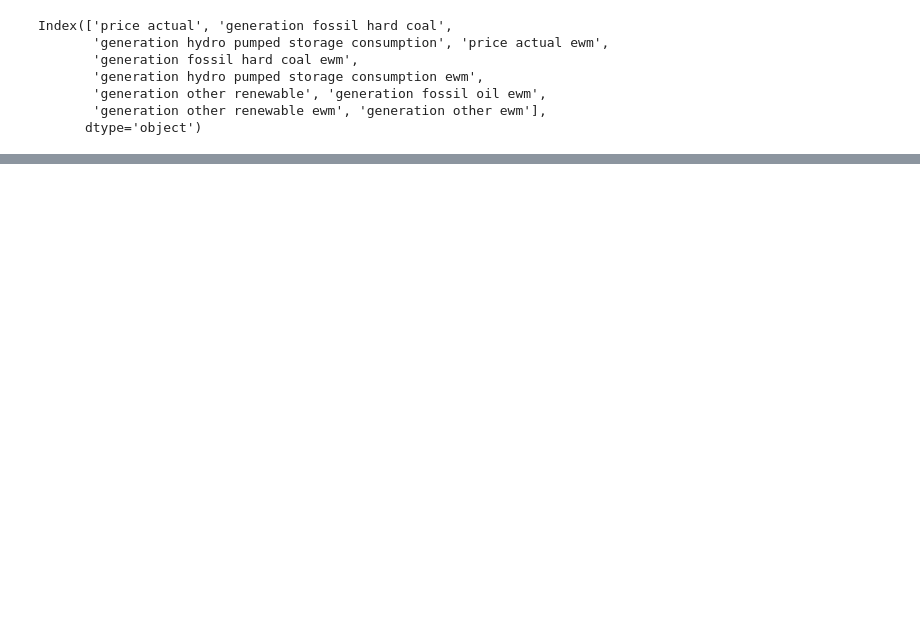
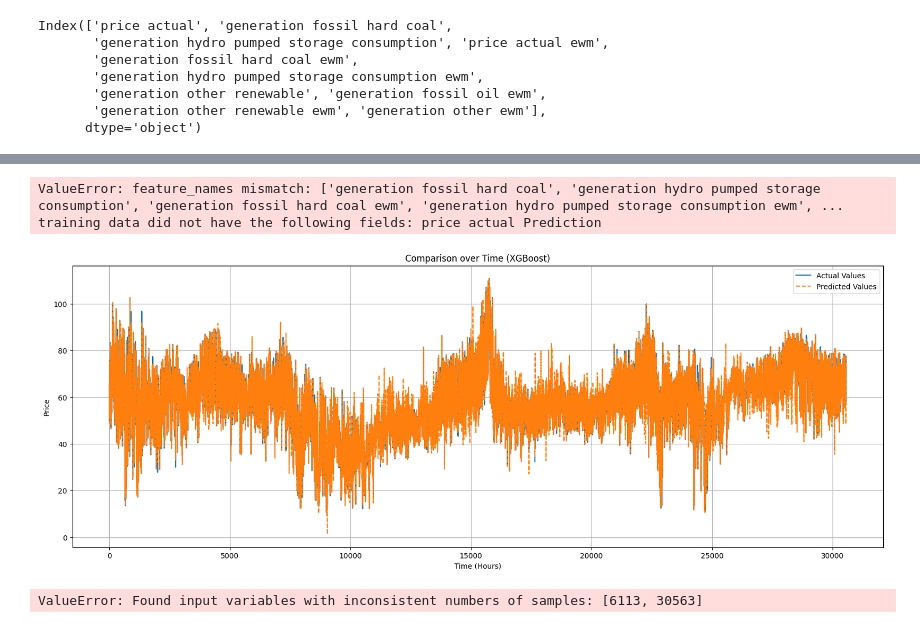
Before and after one commit to Zafewood/IT3212-Data-Powered-Software, a Jupyter notebook: xgb.ipynb, the cells around one changed output, grey strips where cells are left out. Drawn from its saved outputs; the diff is of its cells as text; code cells hidden in the pictures; blank space fills up the shorter version.

Commit message:
Finished xgb-implementation and plots

```diff
--- a/xgb.ipynb
+++ b/xgb.ipynb
@@ -4,18 +4,14 @@ import xgboost as xgb
 import matplotlib.pyplot as plt
 from sklearn.metrics import mean_squared_error
 from sklearn import *
+from sklearn.model_selection import train_test_split
+import numpy as np
 
-
-data = pd.read_csv('data/selected_features.csv') #path with data
+data = pd.read_csv('data/selected_features.csv')
 data.head()
 print(data.columns)
 data = data.drop('price actual ewm', axis=1)
-# Calculate the split point to split into train and test.
-split_point = int(0.8 * len(data))
-
-# Split the DataFrame
-df_train = data.iloc[:split_point]
-df_test = data.iloc[split_point:]
+X_train, X_test, y_train, y_test = train_test_split(data.drop('price actual', axis=1), data['price actual'], test_size=0.2, random_state=42)
 # %% [output]
 Index(['price actual', 'generation fossil hard coal',
        'generation hydro pumped storage consumption', 'price actual ewm',
@@ -24,22 +20,3 @@ Index(['price actual', 'generation fossil hard coal',
        'generation other renewable', 'generation fossil oil ewm',
        'generation other renewable ewm', 'generation other ewm'],
       dtype='object')
-# %%
-
-# drop the target value from the train data and use it as label
-
-X_train = df_train.drop('price actual', axis =1)
-y_train = df_train['price actual']
-
-#drop time, bec tree cant handle the time label
-# X_train = X_train.drop('', axis =1)
-
-#same for test
-X_test = df_test.drop('price actual', axis =1)
-y_test = df_test['price actual']
-# X_test = X_test.drop('', axis =1)
-
-
-#train the stooopid tree
-reg = xgb.XGBRegressor(n_estimators=1000000)
-reg.fit(X_train, y_train, verbose = False)
@@ -61,4 +43,41 @@ plt.legend()
+# %%
+y_pred = reg.predict(X_test)
+
+plt.figure(figsize=(20, 7))
+plt.plot(y_test.reset_index(drop=True), label='Actual Values')
+plt.plot(y_pred, label='Predicted Values', linestyle='dashed')
+plt.xlabel('Time (Hours)')
+plt.ylabel('Price')
+plt.title('Comparison over Time (XGBoost)')
+plt.legend()
+plt.grid(True)
+plt.show()
+# %% [output]
+ValueError: feature_names mismatch: ['generation fossil hard coal', 'generation hydro pumped storage consumption', 'generation fossil hard coal ewm', 'generation hydro pumped storage consumption ewm', ...
+training data did not have the following fields: price actual Prediction
+# %%
+#Plot the xgb predictionagainst the total data
+y_pred_total = reg.predict(data.drop('price actual', axis=1))
+
+plt.figure(figsize=(20, 7))
+plt.plot(data['price actual'], label='Actual Values')
+plt.plot(y_pred_total, label='Predicted Values', linestyle='dashed')
+plt.xlabel('Time (Hours)')
+plt.ylabel('Price')
+plt.title('Comparison over Time (XGBoost)')
+plt.legend()
+plt.grid(True)
+plt.show()
+# %% [output]
+[figure, added]
 # %%
 # Calculating and printing the Mean Squared Error (MSE)
-mse = mean_squared_error(df_test['price actual'], X_test['price actual Prediction'])
+mse = mean_squared_error(y_test, y_pred)
 print(f"Mean Squared Error (MSE): {mse}")
+print(y_test)
+
+#save the prediction data to csv
+xgb = pd.DataFrame(y_pred)
+xgb.to_csv('data/xgb.csv', index=False, header=False)
+# %% [output]
+ValueError: Found input variables with inconsistent numbers of samples: [6113, 30563]
```
Also changed, not shown: parts of 4 cells of this notebook.
